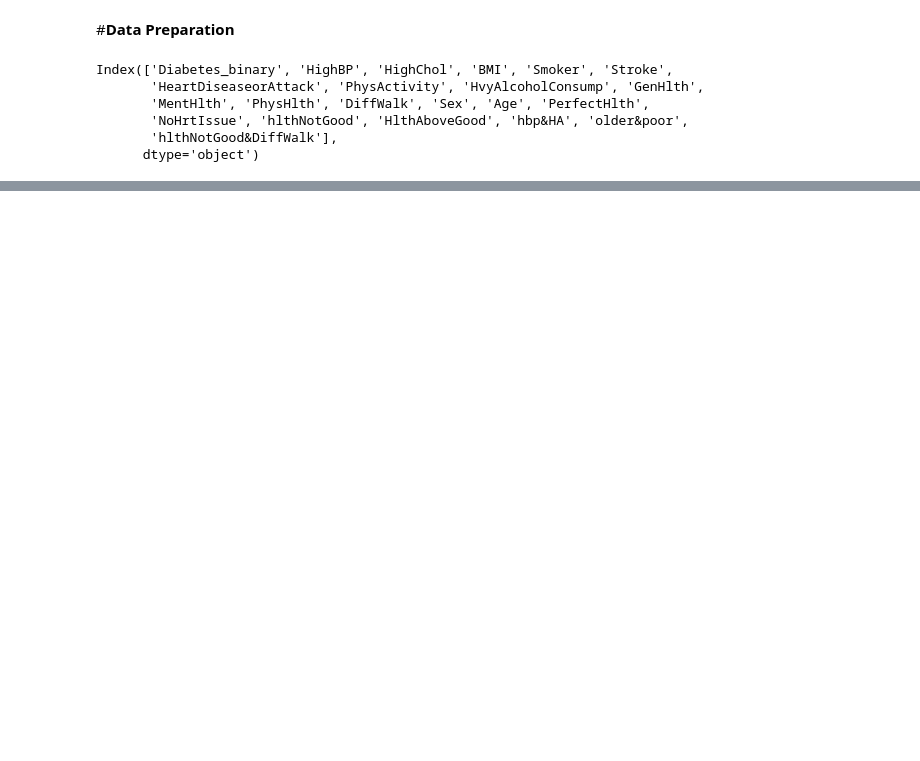
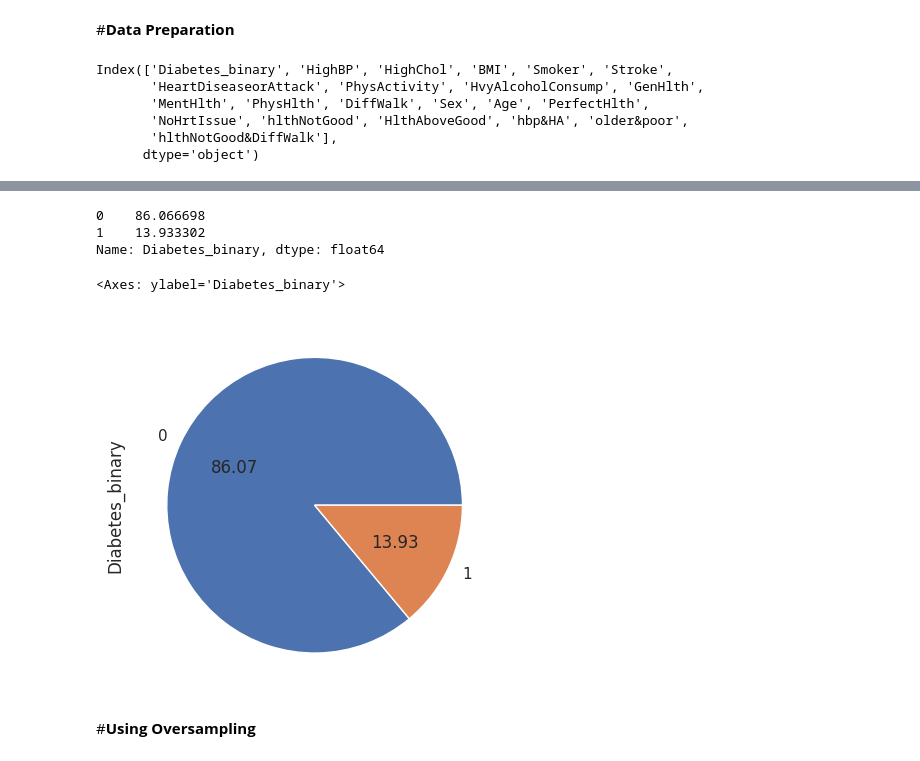
Before and after one commit to Pankaj-2003/wids_diabetes, a Jupyter notebook: wids_diabetes.ipynb, the cells around one changed output, grey strips where cells are left out. Cells and saved outputs as stored; diff of their text form; code cells hidden in the pictures; blank space fills up the shorter version.

Commit message:
model_training_started

```diff
--- a/wids_diabetes.ipynb
+++ b/wids_diabetes.ipynb
@@ -334,0 +354,16 @@ train3
+# %%
+train3["Diabetes_binary"].value_counts(1)*100
+# %% [output]
+0    86.066698
+1    13.933302
+Name: Diabetes_binary, dtype: float64
+# %%
+X = train3.drop(["Diabetes_binary"],axis = 1)
+y = train3.Diabetes_binary
+# %%
+y.value_counts().plot(kind = "pie",autopct = '%.2f')
+# %% [output]
+<Axes: ylabel='Diabetes_binary'>
+[figure, added]
+# %% [markdown]
+#**Using Oversampling**
```
Also changed, not shown: parts of 15 cells of this notebook.
